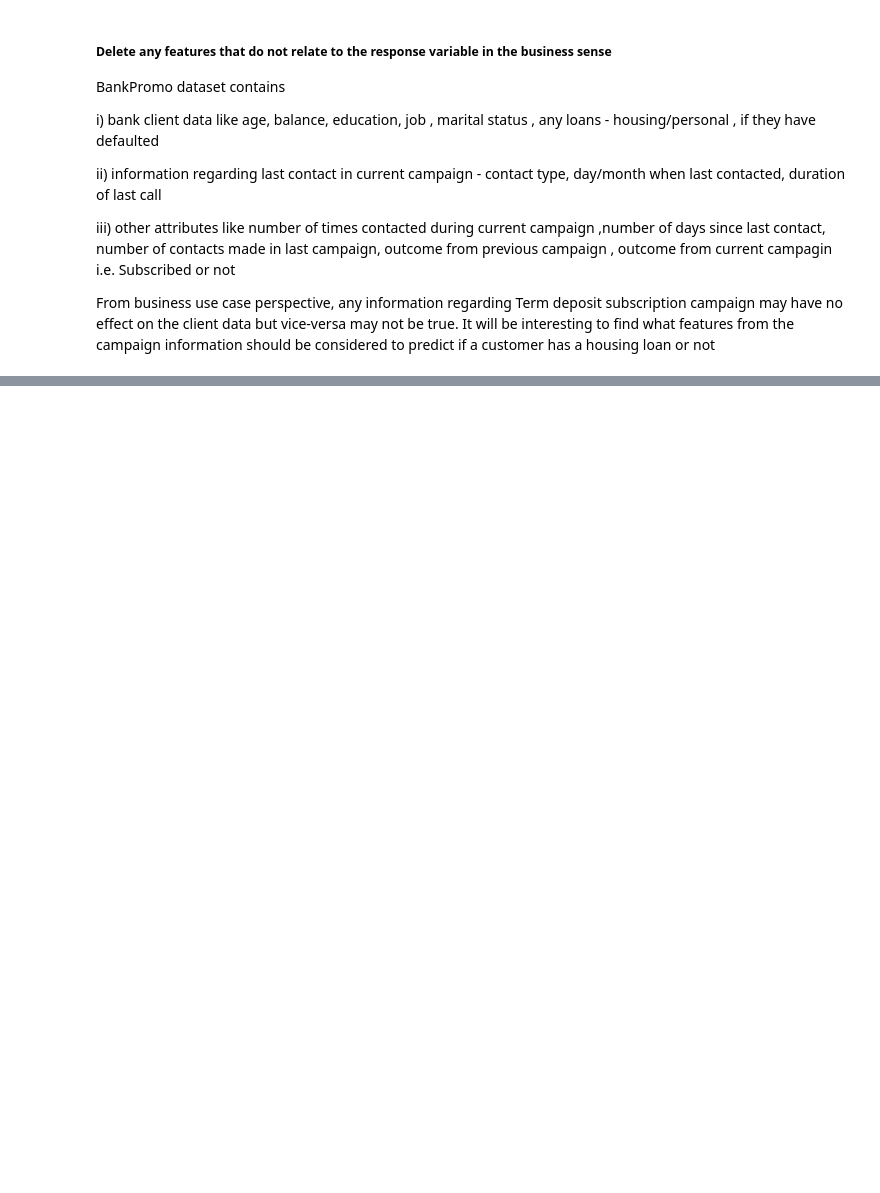
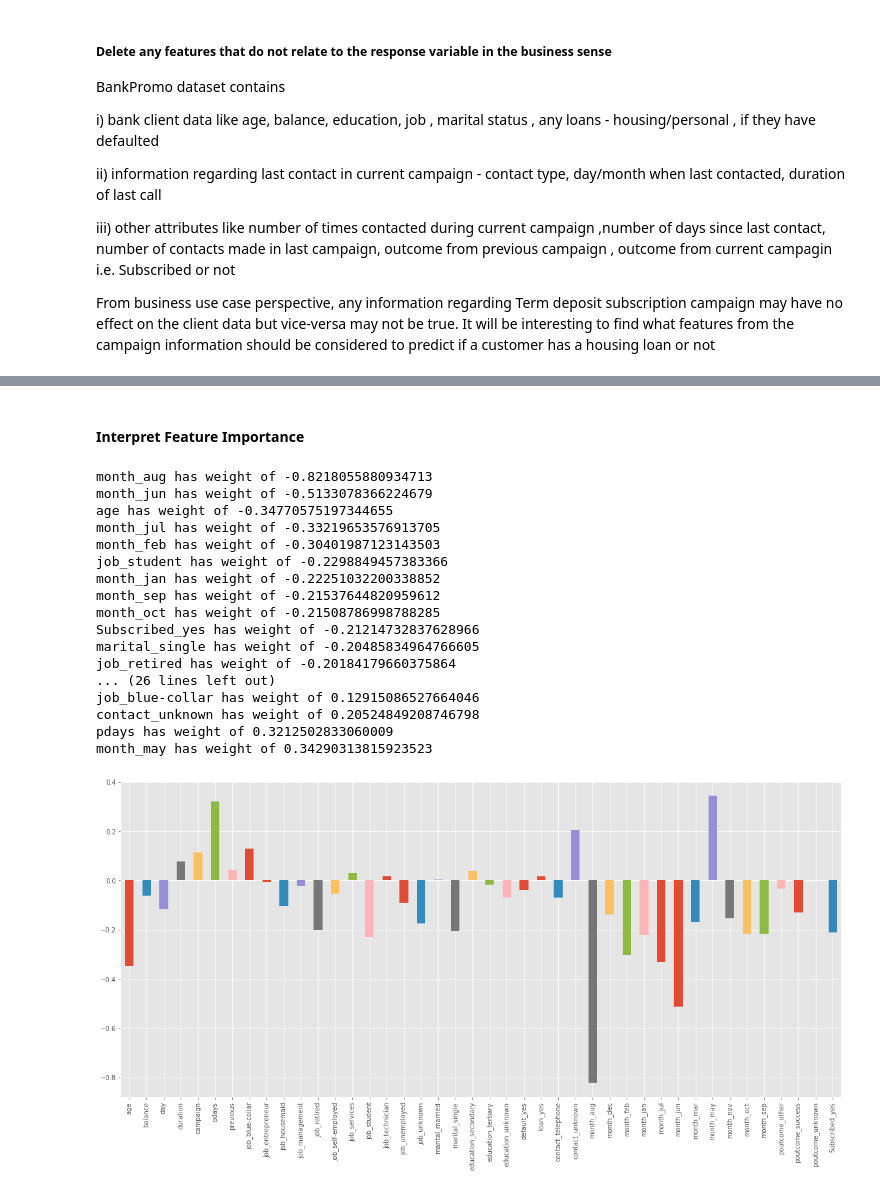
Before and after one commit to nhendersonkuns/awesomedataminers, a Jupyter notebook: Lab2_housing_models.ipynb, the cells around one changed output, grey strips where cells are left out. Drawn from its saved outputs; the diff is of its cells as text; code cells hidden in the pictures; blank space fills up the shorter version.

Commit message:
housing LR models

```diff
--- a/Lab2_housing_models.ipynb
+++ b/Lab2_housing_models.ipynb
@@ -342,0 +479,17 @@ df.sort_values(by='rfe_rank')
+# %%
+from sklearn import metrics as mt
+from sklearn.preprocessing import StandardScaler
+from sklearn.metrics import accuracy_score
+from sklearn.linear_model import LogisticRegression
+from sklearn.pipeline import make_pipeline
+
+
+# Standardize the features first, since standardizing the features could lead to
+# gradient desent algo to converge faster and then run logistic regression model
+
+logisticModel_hsng = make_pipeline(StandardScaler(), LogisticRegression(penalty='l1', C=1.0,\
+                                                                   class_weight=None, random_state=999, \
+                                                                   solver='liblinear'))
+
+# Fit the whole training dataset now, since validation would be done on additional dataset
+logisticModel_hsng.fit(X,y)
@@ -342,0 +502,34 @@ df.sort_values(by='rfe_rank')
+# %% [markdown]
+#### Interpret Feature Importance
+# %%
+classifier_model = logisticModel_hsng.named_steps['logisticregression']
+# sort these attributes and spit them out
+zip_vars = zip(classifier_model.coef_.T, bankPromoModel_hsng_Df.columns) # combine attributes
+zip_vars = sorted(zip_vars)
+for coef, name in zip_vars:
+    print(name, 'has weight of', coef[0])
+
+plt.style.use('ggplot')
+plt.figure(figsize=(20,9))
+weights = pd.Series(classifier_model.coef_[0],index=bankPromoModel_hsng_Df.columns)
+weights.plot(kind='bar')
+plt.show()
+# %% [output]
+month_aug has weight of -0.8218055880934713
+month_jun has weight of -0.5133078366224679
+age has weight of -0.34770575197344655
+month_jul has weight of -0.33219653576913705
+month_feb has weight of -0.30401987123143503
+job_student has weight of -0.2298849457383366
+month_jan has weight of -0.22251032200338852
+month_sep has weight of -0.21537644820959612
+month_oct has weight of -0.21508786998788285
+Subscribed_yes has weight of -0.21214732837628966
+marital_single has weight of -0.20485834964766605
+job_retired has weight of -0.20184179660375864
+... (26 lines left out)
+job_blue-collar has weight of 0.12915086527664046
+contact_unknown has weight of 0.20524849208746798
+pdays has weight of 0.3212502833060009
+month_may has weight of 0.34290313815923523
+[figure, added]
```
Also changed, not shown: parts of 42 cells of this notebook.
